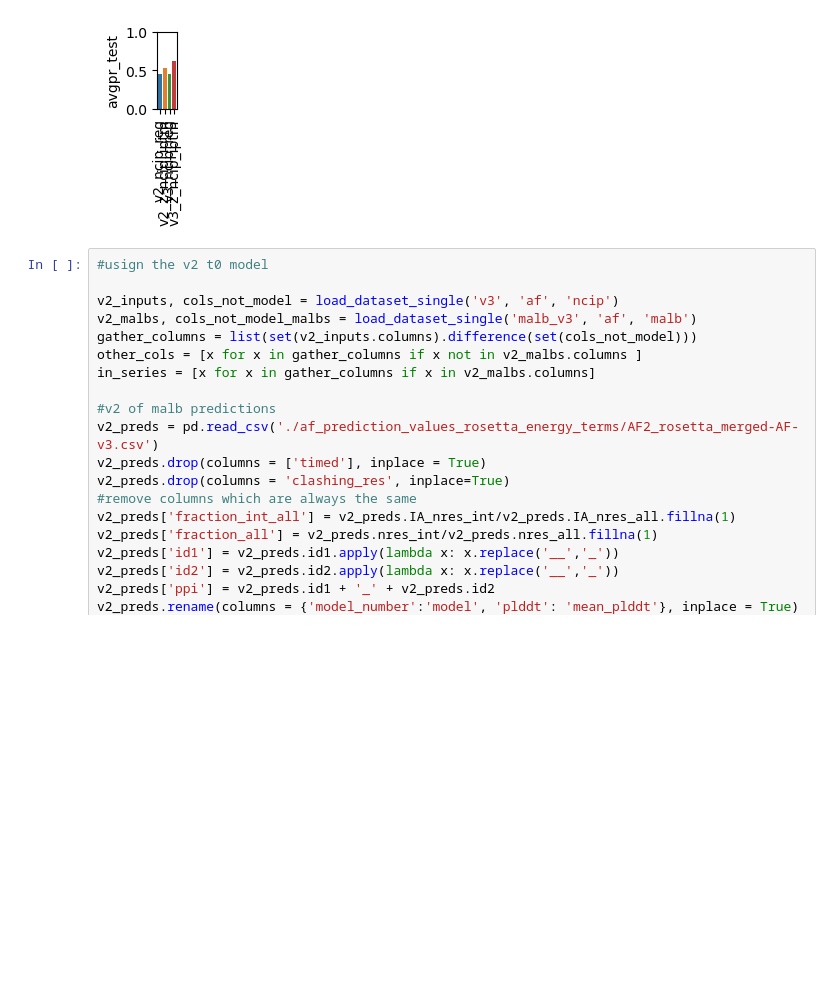
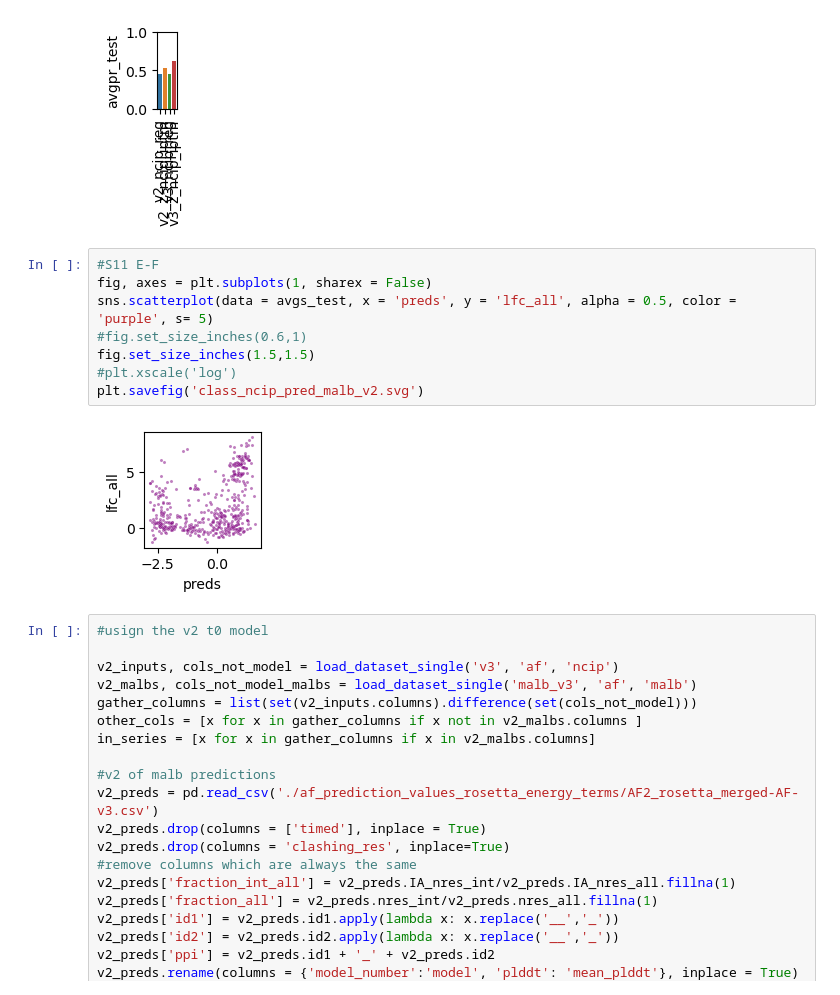
Before and after one commit to Seeliglab/MP3-DUET-AUTOTUNE, a Jupyter notebook: alphafold_complex_predictions/cross_predict_malb_ncips.ipynb, the cells around one changed output. Drawn from its saved outputs; the diff is of its cells as text; blank space fills up the shorter version.

```diff
--- a/alphafold_complex_predictions/cross_predict_malb_ncips.ipynb
+++ b/alphafold_complex_predictions/cross_predict_malb_ncips.ipynb
@@ -384,6 +395,16 @@ best l1:     dataset r2_cutoff  l2_penalty  train_r2_not_avgd  train_r2  \
 0.4223940810535448 0.2455433125717843 0.8776412776412776 0.5363317094746091
 [figure]
 [figure]
+# %%
+#S11 E-F
+fig, axes = plt.subplots(1, sharex = False)
+sns.scatterplot(data = avgs_test, x = 'preds', y = 'lfc_all', alpha = 0.5, color = 'purple', s= 5)
+#fig.set_size_inches(0.6,1)
+fig.set_size_inches(1.5,1.5)
+#plt.xscale('log')
+plt.savefig('class_ncip_pred_malb_v2.svg')
+# %% [output]
+[figure, added]
 # %%
 #usign the v2 t0 model
 
```
Also changed, not shown: parts of 3 cells of this notebook, 9 other files.
